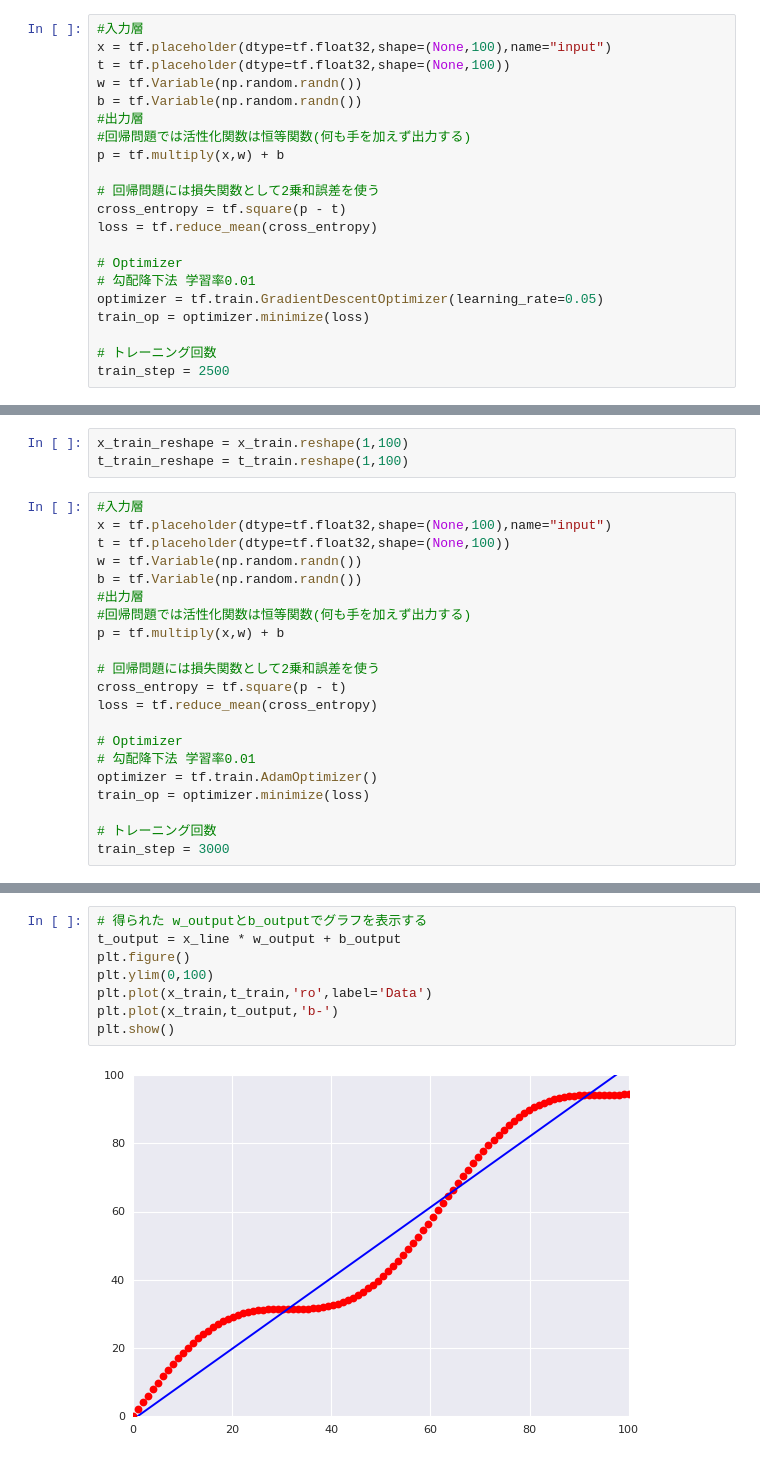
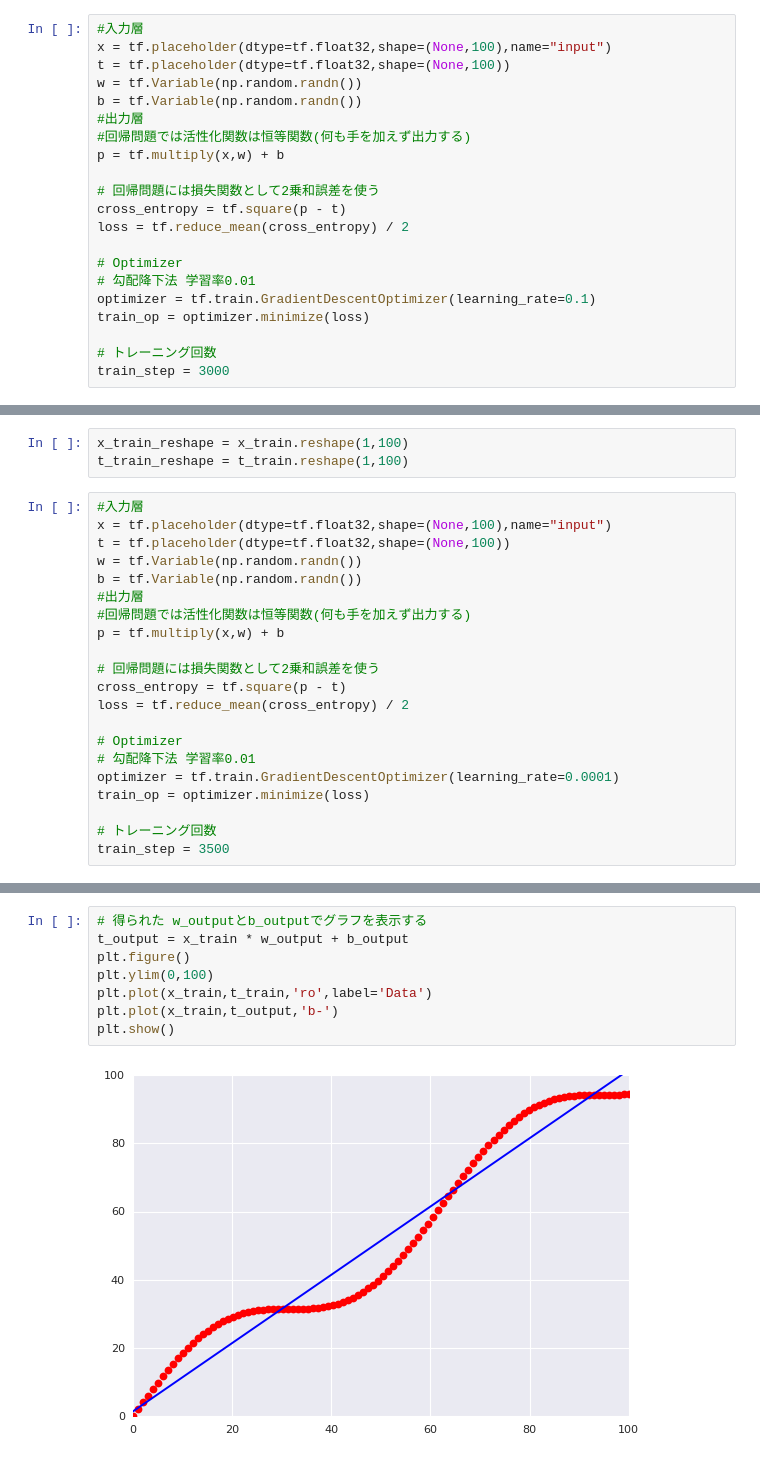
Before and after one commit to FaBoPlatform/TensorFlow, a Jupyter notebook: model_linear/tensorflow_linear05_ans.ipynb, the cells around one changed output, grey strips where cells are left out. Drawn from its saved outputs; the diff is of its cells as text.

```diff
--- a/model_linear/tensorflow_linear05_ans.ipynb
+++ b/model_linear/tensorflow_linear05_ans.ipynb
@@ -34,15 +34,15 @@ p = tf.multiply(x,w) + b
 
 # 回帰問題には損失関数として2乗和誤差を使う
 cross_entropy = tf.square(p - t)
-loss = tf.reduce_mean(cross_entropy)
+loss = tf.reduce_mean(cross_entropy) / 2
 
 # Optimizer
 # 勾配降下法 学習率0.01
-optimizer = tf.train.GradientDescentOptimizer(learning_rate=0.05)
+optimizer = tf.train.GradientDescentOptimizer(learning_rate=0.1)
 train_op = optimizer.minimize(loss)
 
 # トレーニング回数
-train_step = 2500
+train_step = 3000
 # %%
 ### 学習の実行
 with tf.Session() as sess:
@@ -115,15 +117,15 @@ p = tf.multiply(x,w) + b
 
 # 回帰問題には損失関数として2乗和誤差を使う
 cross_entropy = tf.square(p - t)
-loss = tf.reduce_mean(cross_entropy)
+loss = tf.reduce_mean(cross_entropy) / 2
 
 # Optimizer
 # 勾配降下法 学習率0.01
-optimizer = tf.train.AdamOptimizer()
+optimizer = tf.train.GradientDescentOptimizer(learning_rate=0.0001)
 train_op = optimizer.minimize(loss)
 
 # トレーニング回数
-train_step = 3000
+train_step = 3500
 # %%
 ### 学習の実行
 with tf.Session() as sess:
@@ -157,10 +162,10 @@ Step 2800, cost 47.353214, weight 1.037850, bias -1.015235
 # %%
 # 得られた w_outputとb_outputでグラフを表示する
-t_output = x_line * w_output + b_output
+t_output = x_train * w_output + b_output
 plt.figure()
 plt.ylim(0,100)
 plt.plot(x_train,t_train,'ro',label='Data')
 plt.plot(x_train,t_output,'b-')
 plt.show()
 # %% [output]
-[figure, old version]
+[figure, new version]
```
Also changed, not shown: parts of 4 cells of this notebook.
